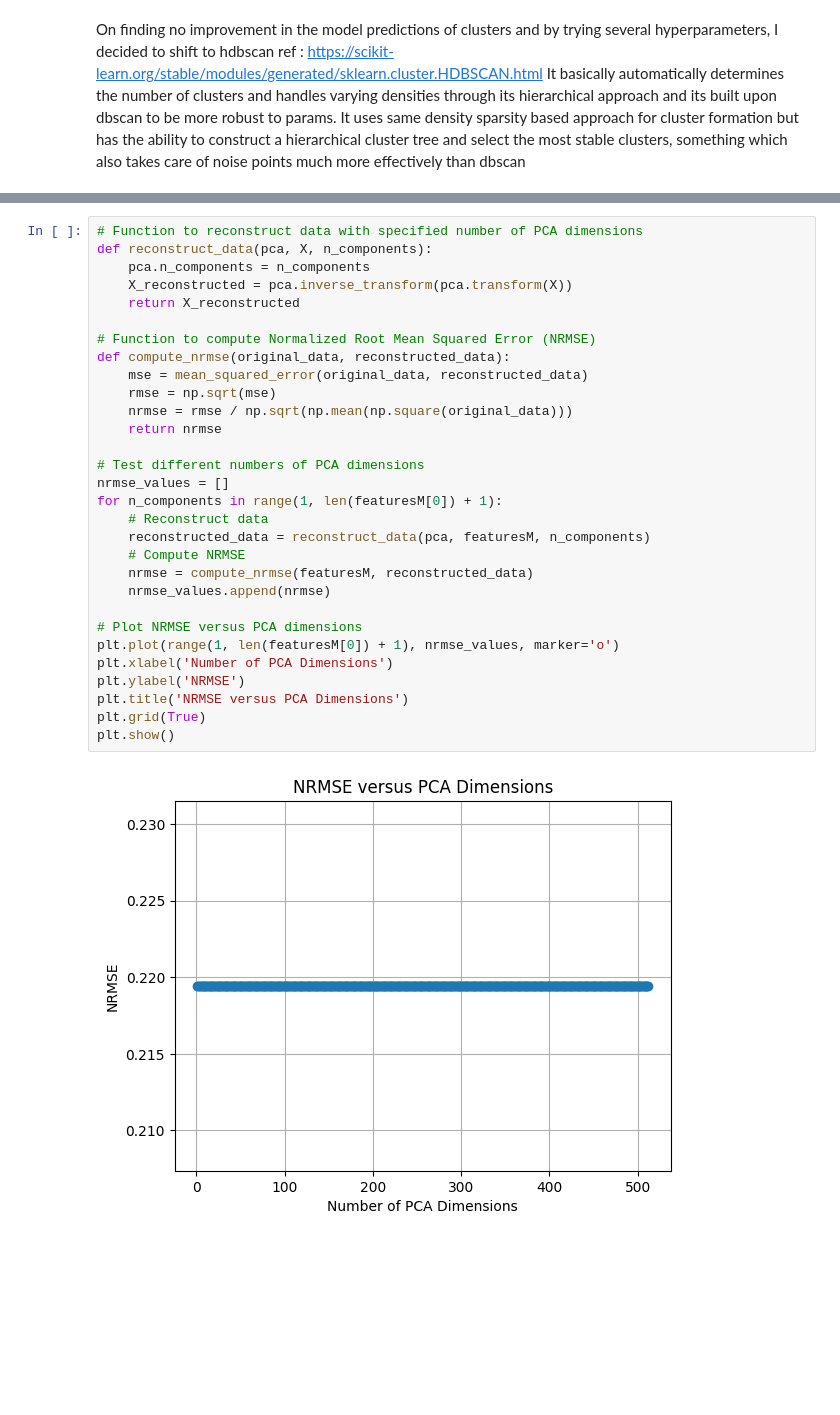
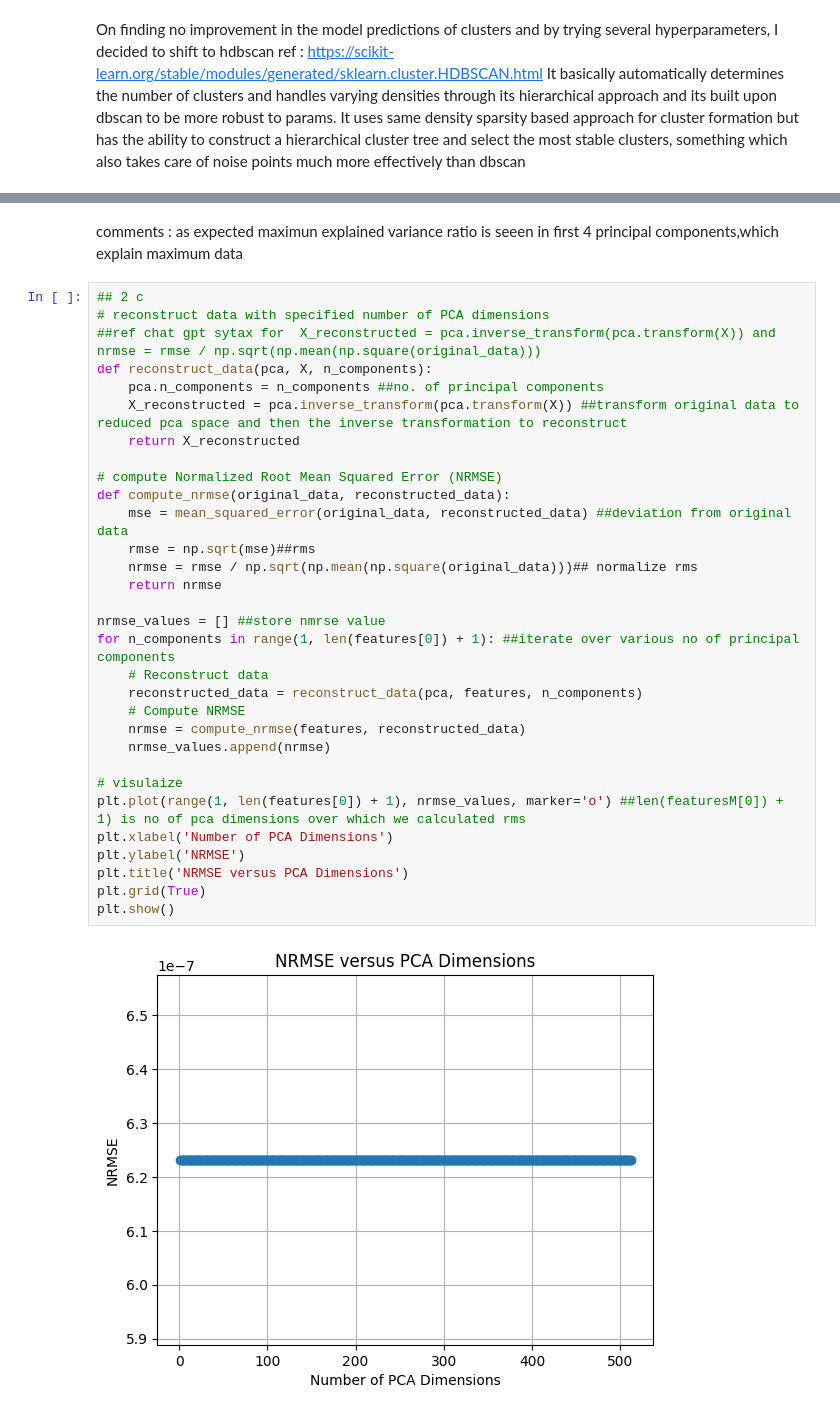
Before and after one commit to prachitgupta/ML_Algorithms, a Jupyter notebook: assignment3.ipynb, the cells around one changed output, grey strips where cells are left out. Saved outputs shown, nothing was run; the diff lists cells and outputs as text; blank space fills up the shorter version.

```diff
--- a/assignment3.ipynb
+++ b/assignment3.ipynb
@@ -402,35 +441,38 @@ plt.grid(True)
 plt.show()
 # %% [output]
 [figure]
+# %% [markdown]
+comments : as expected maximun explained variance ratio is seeen in first 4 principal components,which explain maximum data
 # %%
-# Function to reconstruct data with specified number of PCA dimensions
+## 2 c
+# reconstruct data with specified number of PCA dimensions
+##ref chat gpt sytax for  X_reconstructed = pca.inverse_transform(pca.transform(X)) and nrmse = rmse / np.sqrt(np.mean(np.square(original_data)))
 def reconstruct_data(pca, X, n_components):
-    pca.n_components = n_components
-    X_reconstructed = pca.inverse_transform(pca.transform(X))
+    pca.n_components = n_components ##no. of principal components
+    X_reconstructed = pca.inverse_transform(pca.transform(X)) ##transform original data to reduced pca space and then the inverse transformation to reconstruct
     return X_reconstructed
 
-# Function to compute Normalized Root Mean Squared Error (NRMSE)
+# compute Normalized Root Mean Squared Error (NRMSE)
 def compute_nrmse(original_data, reconstructed_data):
-    mse = mean_squared_error(original_data, reconstructed_data)
-    rmse = np.sqrt(mse)
-    nrmse = rmse / np.sqrt(np.mean(np.square(original_data)))
+    mse = mean_squared_error(original_data, reconstructed_data) ##deviation from original data
+    rmse = np.sqrt(mse)##rms
+    nrmse = rmse / np.sqrt(np.mean(np.square(original_data)))## normalize rms
     return nrmse
 
-# Test different numbers of PCA dimensions
-nrmse_values = []
-for n_components in range(1, len(featuresM[0]) + 1):
+nrmse_values = [] ##store nmrse value
+for n_components in range(1, len(features[0]) + 1): ##iterate over various no of principal components
     # Reconstruct data
-    reconstructed_data = reconstruct_data(pca, featuresM, n_components)
+    reconstructed_data = reconstruct_data(pca, features, n_components)
     # Compute NRMSE
-    nrmse = compute_nrmse(featuresM, reconstructed_data)
+    nrmse = compute_nrmse(features, reconstructed_data)
     nrmse_values.append(nrmse)
 
-# Plot NRMSE versus PCA dimensions
-plt.plot(range(1, len(featuresM[0]) + 1), nrmse_values, marker='o')
+# visulaize
+plt.plot(range(1, len(features[0]) + 1), nrmse_values, marker='o') ##len(featuresM[0]) + 1) is no of pca dimensions over which we calculated rms
 plt.xlabel('Number of PCA Dimensions')
 plt.ylabel('NRMSE')
 plt.title('NRMSE versus PCA Dimensions')
 plt.grid(True)
 plt.show()
 # %% [output]
-[figure, old version]
+[figure, new version]
```
Also changed, not shown: parts of 26 cells of this notebook.
